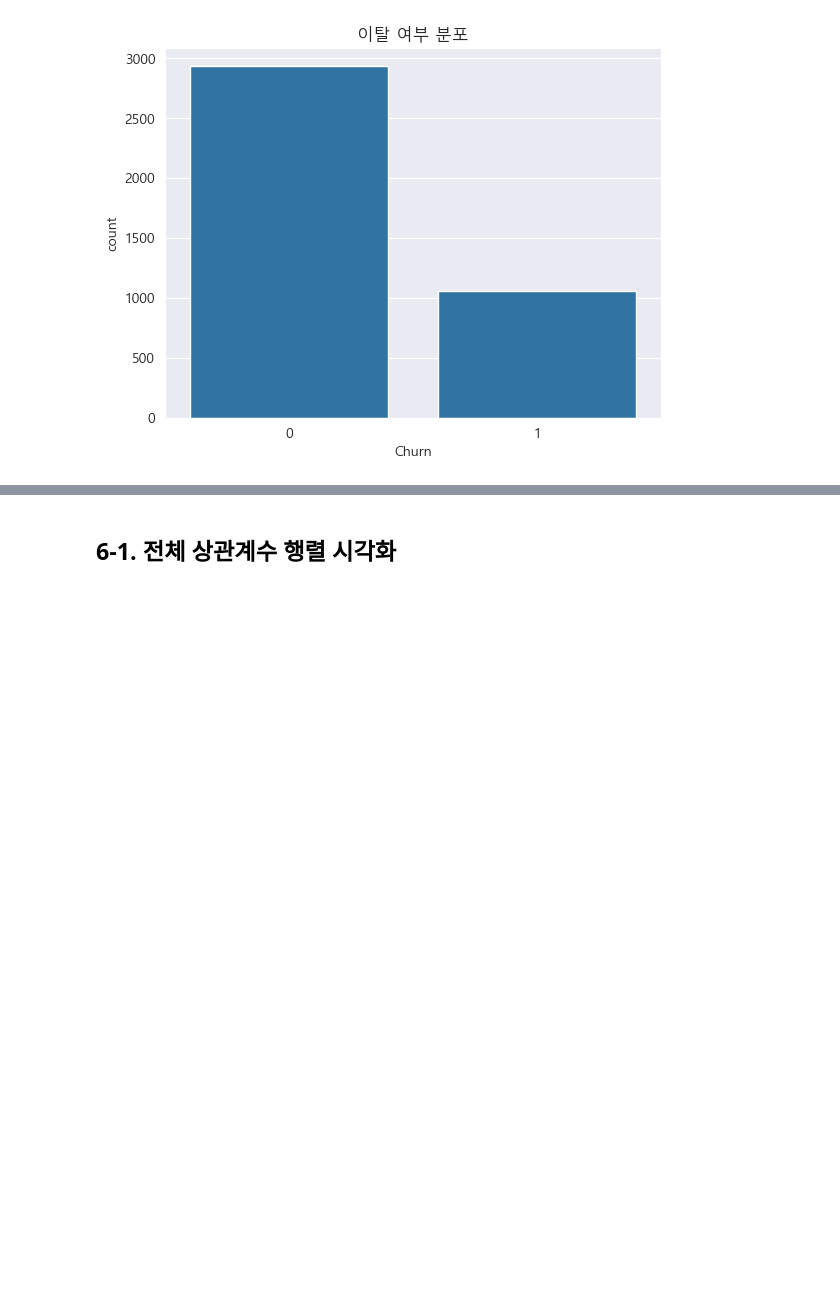
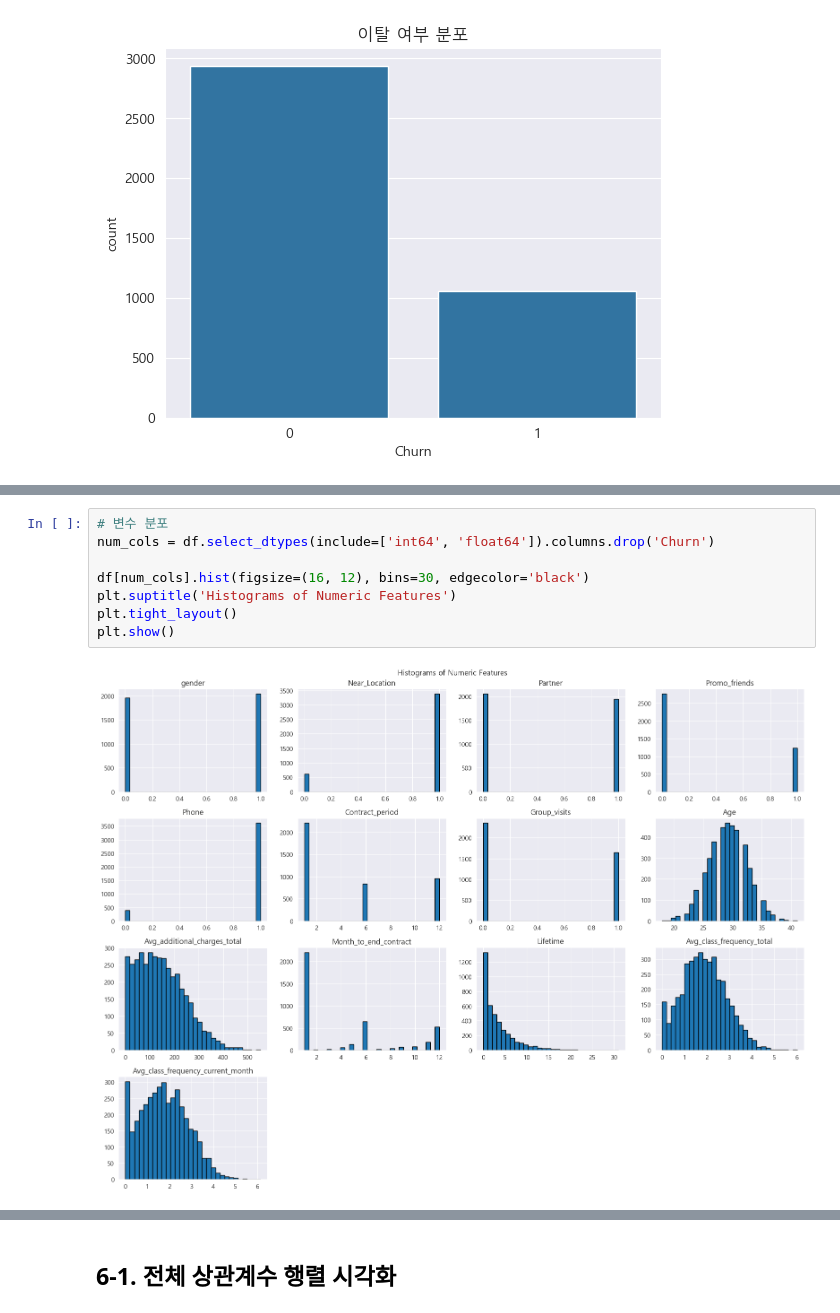
Before and after one commit to NK991118/SKN14-2nd-4Team, a Jupyter notebook: 01_preprocessing_report/gym_eda.ipynb, the cells around one changed output, grey strips where cells are left out. Drawn from its saved outputs; the diff is of its cells as text; blank space fills up the shorter version.

```diff
--- a/01_preprocessing_report/gym_eda.ipynb
+++ b/01_preprocessing_report/gym_eda.ipynb
@@ -116,0 +159,10 @@ plt.show()
+# %%
+# 변수 분포
+num_cols = df.select_dtypes(include=['int64', 'float64']).columns.drop('Churn')
+
+df[num_cols].hist(figsize=(16, 12), bins=30, edgecolor='black')
+plt.suptitle('Histograms of Numeric Features')
+plt.tight_layout()
+plt.show()
+# %% [output]
+[figure, added]
```
Also changed, not shown: parts of 9 cells of this notebook.
